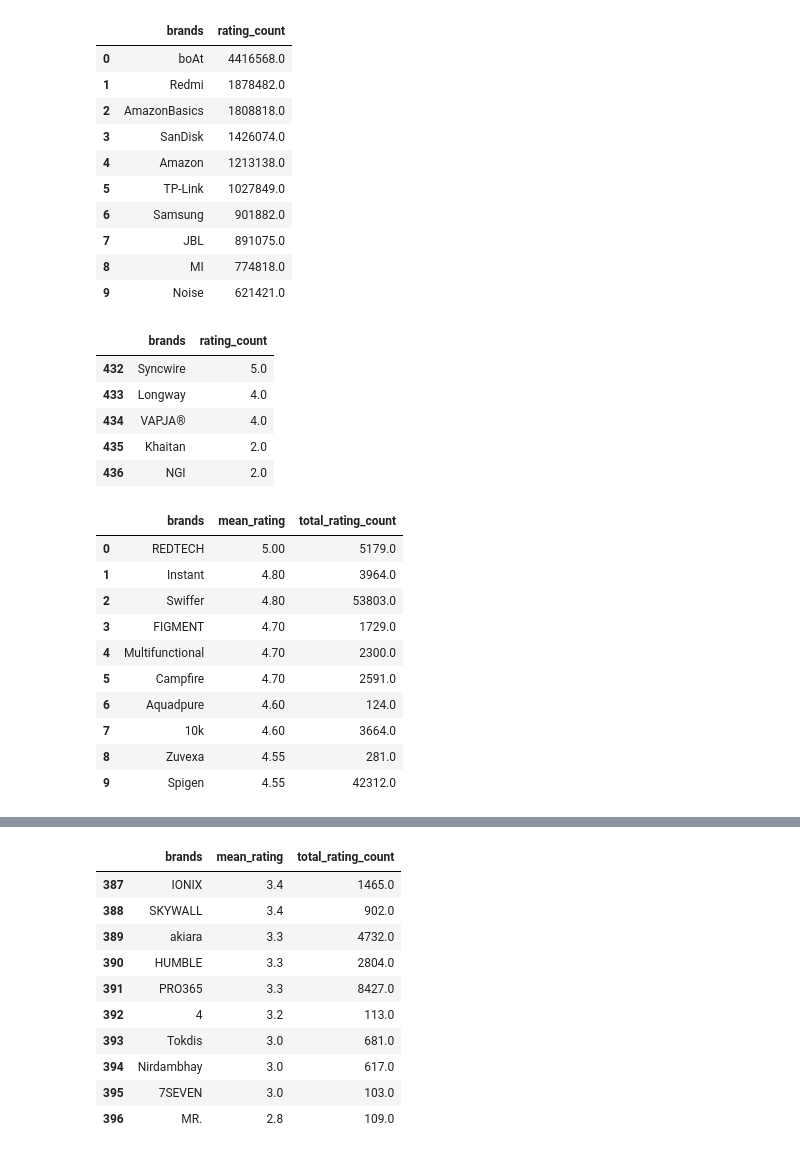
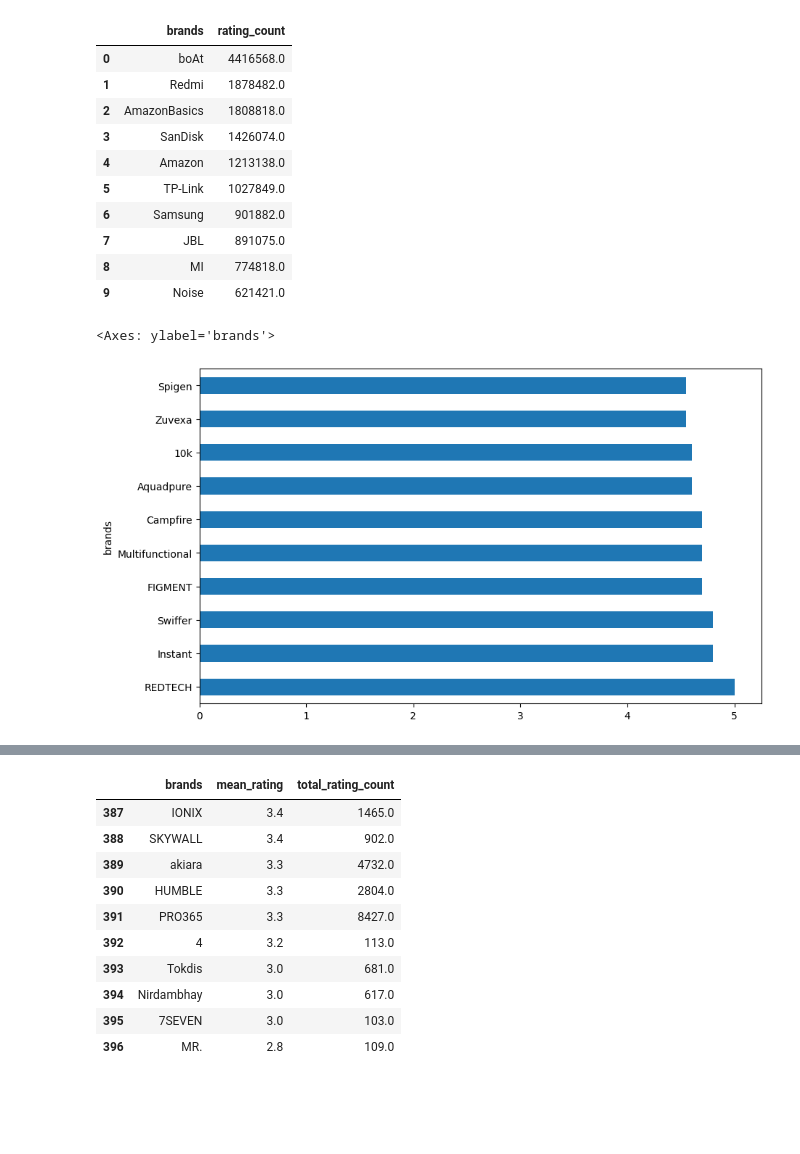
Before and after one commit to CKohwo/Ecommerce-strategy-blueprint, a Jupyter notebook: notebooks/03_exploratory_ data_analysis.ipynb, the cells around one changed output, grey strips where cells are left out. Cells and saved outputs as stored; diff of their text form; code cells hidden in the pictures; blank space fills up the shorter version.

```diff
--- a/notebooks/03_exploratory_ data_analysis.ipynb
+++ b/notebooks/03_exploratory_ data_analysis.ipynb
@@ -135,35 +135,21 @@ n_reviews_brand.head(10)
 | 7 | JBL | 891075.0 |
 | 8 | MI | 774818.0 |
 | 9 | Noise | 621421.0 |
-# %%
-# Top 10 brands with the lowest reviews
-n_reviews_brand.tail()
-# %% [output]
-|  | brands | rating_count |
-| 432 | Syncwire | 5.0 |
-| 433 | Longway | 4.0 |
-| 434 | VAPJA® | 4.0 |
-| 435 | Khaitan | 2.0 |
-| 436 | NGI | 2.0 |
 # %%
 # Averages of the total ratings present within each brands
 brands_mean = (df_3
                .groupby("brands").agg(mean_rating = ("rating" , "mean"),total_rating_count = ("rating_count", "sum"))
                .query("total_rating_count >= 100")
 )
 avg_rating_brand = brands_mean.sort_values("mean_rating", ascending=False).reset_index()
 
 # Most reviewed and well rated brands
-avg_rating_brand.head(10)
+Top_brands = avg_rating_brand.head(10)
+
+Top_brands.plot(
+    kind="barh", x="brands", y="mean_rating", figsize=(10, 6), legend=False
+)
+plt.ylabel("Average ratings")
 # %% [output]
-|  | brands | mean_rating | total_rating_count |
-| 0 | REDTECH | 5.00 | 5179.0 |
-| 1 | Instant | 4.80 | 3964.0 |
-| 2 | Swiffer | 4.80 | 53803.0 |
-| 3 | FIGMENT | 4.70 | 1729.0 |
-| 4 | Multifunctional | 4.70 | 2300.0 |
-| 5 | Campfire | 4.70 | 2591.0 |
-| 6 | Aquadpure | 4.60 | 124.0 |
-| 7 | 10k | 4.60 | 3664.0 |
-| 8 | Zuvexa | 4.55 | 281.0 |
-| 9 | Spigen | 4.55 | 42312.0 |
+<Axes: ylabel='brands'>
+[figure, added]
```
Also changed, not shown: parts of 5 cells of this notebook.
